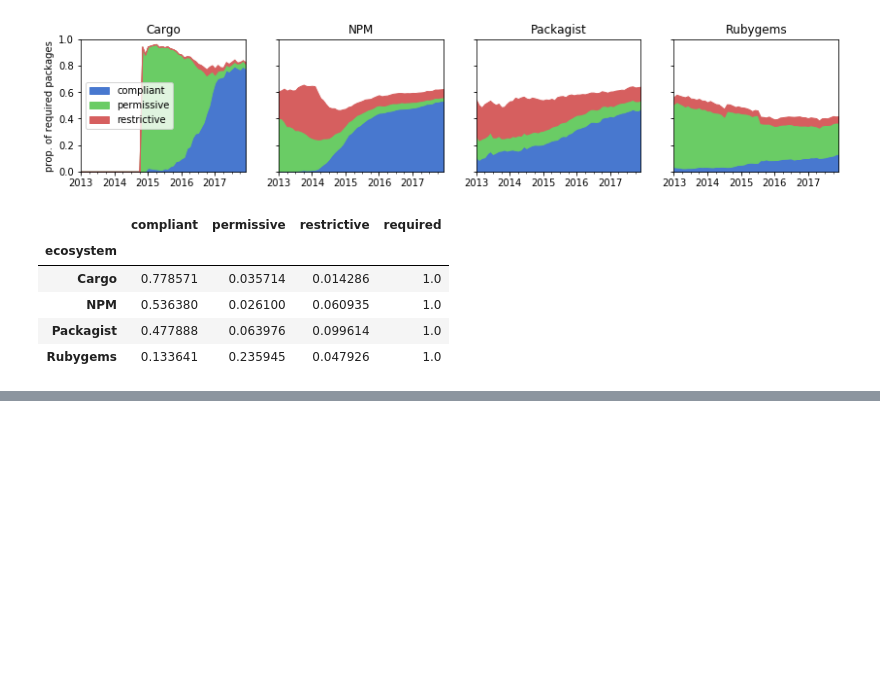
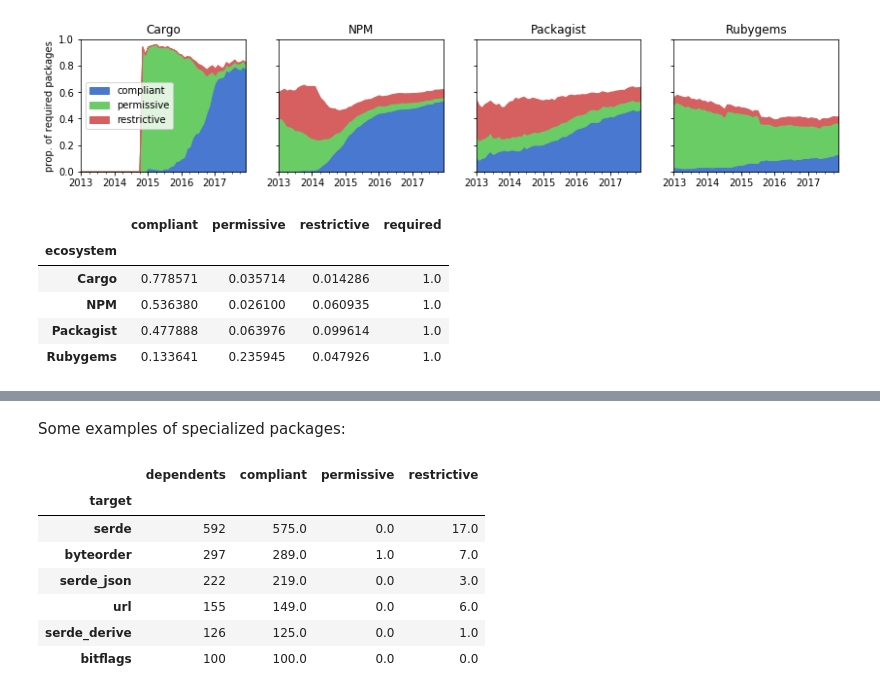
Before and after one commit to AlexandreDecan/secos-constraints, a Jupyter notebook: notebooks/Semver compliance.ipynb, the cells around one changed output, grey strips where cells are left out. Cells and saved outputs as stored; diff of their text form; code cells hidden in the pictures; blank space fills up the shorter version.

```diff
--- a/notebooks/Semver compliance.ipynb
+++ b/notebooks/Semver compliance.ipynb
@@ -1536,0 +1118,30 @@ ax.set(
+# %% [markdown]
+Some examples of specialized packages:
+# %%
+ecosystem = 'Cargo'
+kind = 'compliant'
+date = pandas.to_datetime('2017-12-31')
+
+(
+    df_dependencies[ecosystem]
+    [lambda d: ~d['dev']]
+    [lambda d: d['date'].between(date - pandas.Timedelta('365D'), date)]
+    .drop_duplicates(['package'], keep='last')
+    .assign(dependents=1)
+    .groupby('target', sort=False)
+    [['dependents', 'compliant', 'permissive', 'restrictive']]
+    .sum()
+    [lambda d: d['dependents'] >= min_required]
+    [lambda d: d[kind] >= threshold * d['dependents']]
+    .sort_values('dependents', ascending=False)
+    .head(6)
+)
+# %% [output]
+|  | dependents | compliant | permissive | restrictive |
+| target |  |  |  |  |
+| serde | 592 | 575.0 | 0.0 | 17.0 |
+| byteorder | 297 | 289.0 | 1.0 | 7.0 |
+| serde_json | 222 | 219.0 | 0.0 | 3.0 |
+| url | 155 | 149.0 | 0.0 | 6.0 |
+| serde_derive | 126 | 125.0 | 0.0 | 1.0 |
+| bitflags | 100 | 100.0 | 0.0 | 0.0 |
```
Also changed, not shown: parts of 27 cells of this notebook, 1 other file.
